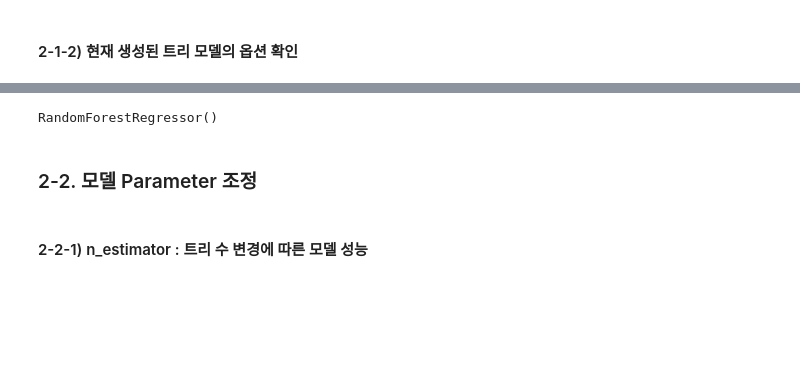
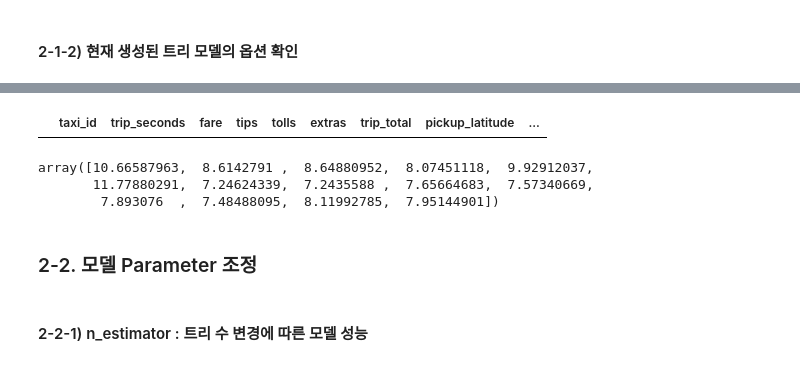
Before and after one commit to Hinterhalter/Kaggle, a Jupyter notebook: predict_zero_values.ipynb, the cells around one changed output, grey strips where cells are left out. Saved outputs shown, nothing was run; the diff lists cells and outputs as text; code cells hidden in the pictures; blank space fills up the shorter version.

```diff
--- a/predict_zero_values.ipynb
+++ b/predict_zero_values.ipynb
@@ -122,0 +152,3 @@ Score on test set : 0.926
+# %%
+# 예측 값을 원본 데이터 프레임에 삽입
+df.iloc[idx_array1,-1] = rf_uncustomized.predict(X_val)
@@ -122,0 +170,5 @@ Score on test set : 0.926
+# %%
+# 변경한 데이터 프레임에서 주행요금은 있지만 주행 거리가 없는 데이터 확인
+df[(df['trip_km']==0.0) & (df['trip_total']!=0.0)]
+# %% [output]
+|  | taxi_id | trip_seconds | fare | tips | tolls | extras | trip_total | pickup_latitude | ... |
@@ -123,7 +191,11 @@ Score on test set : 0.926
+# %%
+rgr.predict(X_test)
+# %% [output]
+array([10.66587963,  8.6142791 ,  8.64880952,  8.07451118,  9.92912037,
+       11.77880291,  7.24624339,  7.2435588 ,  7.65664683,  7.57340669,
+        7.893076  ,  7.48488095,  8.11992785,  7.95144901])
 # %%
-rf_uncustomized
+rf_uncustomized.fit()
-# %% [output]
-RandomForestRegressor()
 # %% [markdown]
 ### 2-2. 모델 Parameter 조정
 # %% [markdown]
```
Also changed, not shown: parts of 8 cells of this notebook, 1 other file.
